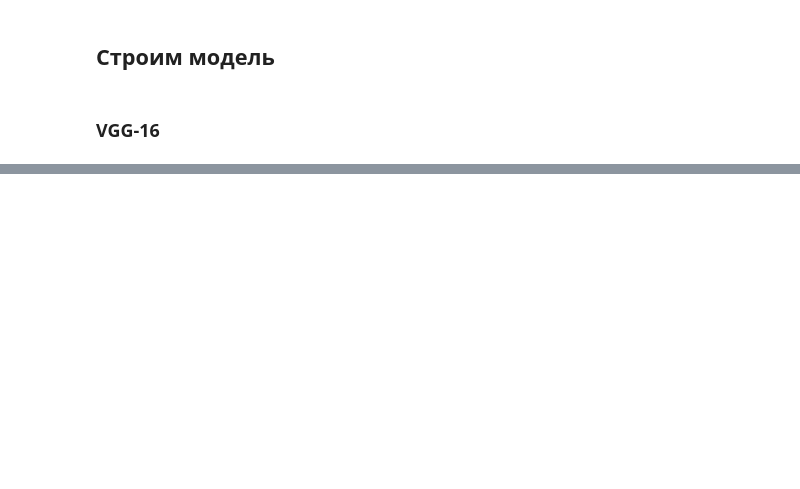
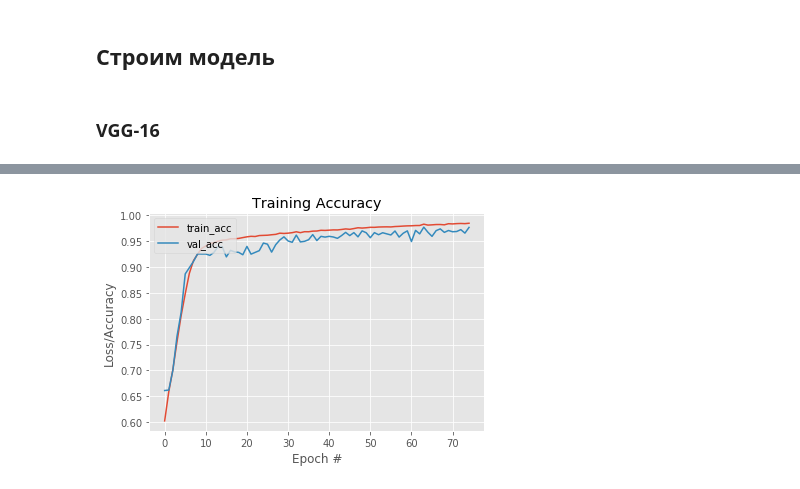
Before and after one commit to Keleas/Wafer_maps, a Jupyter notebook: WM-811k Wafermap.ipynb, the cells around one changed output, grey strips where cells are left out. Saved outputs shown, nothing was run; the diff lists cells and outputs as text; code cells hidden in the pictures; blank space fills up the shorter version.

```diff
--- a/WM-811k Wafermap.ipynb
+++ b/WM-811k Wafermap.ipynb
@@ -437,2 +440,15 @@ plt.legend(loc="upper left");
+# %%
+# plot the trainingaccuracy
+plt.style.use("ggplot")
+plt.figure()
+N = EPOCHS
+plt.plot(np.arange(0, N), net.history["acc"], label="train_acc")
+plt.plot(np.arange(0, N), net.history["val_acc"], label="val_acc")
+plt.title("Training Accuracy")
+plt.xlabel("Epoch #")
+plt.ylabel("Loss/Accuracy")
+plt.legend(loc="upper left");
+# %% [output]
+[figure, added]
 # %%
 %%time
```
Also changed, not shown: parts of 10 cells of this notebook, 18 other files.
